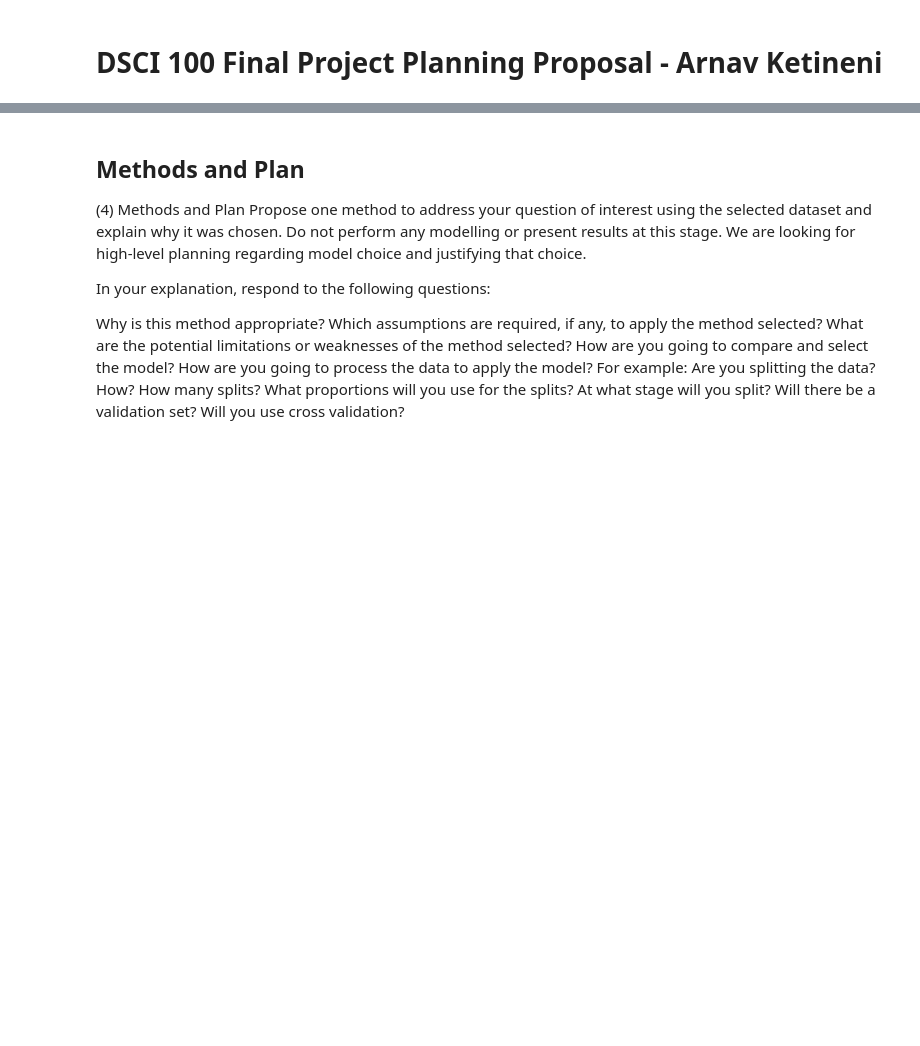
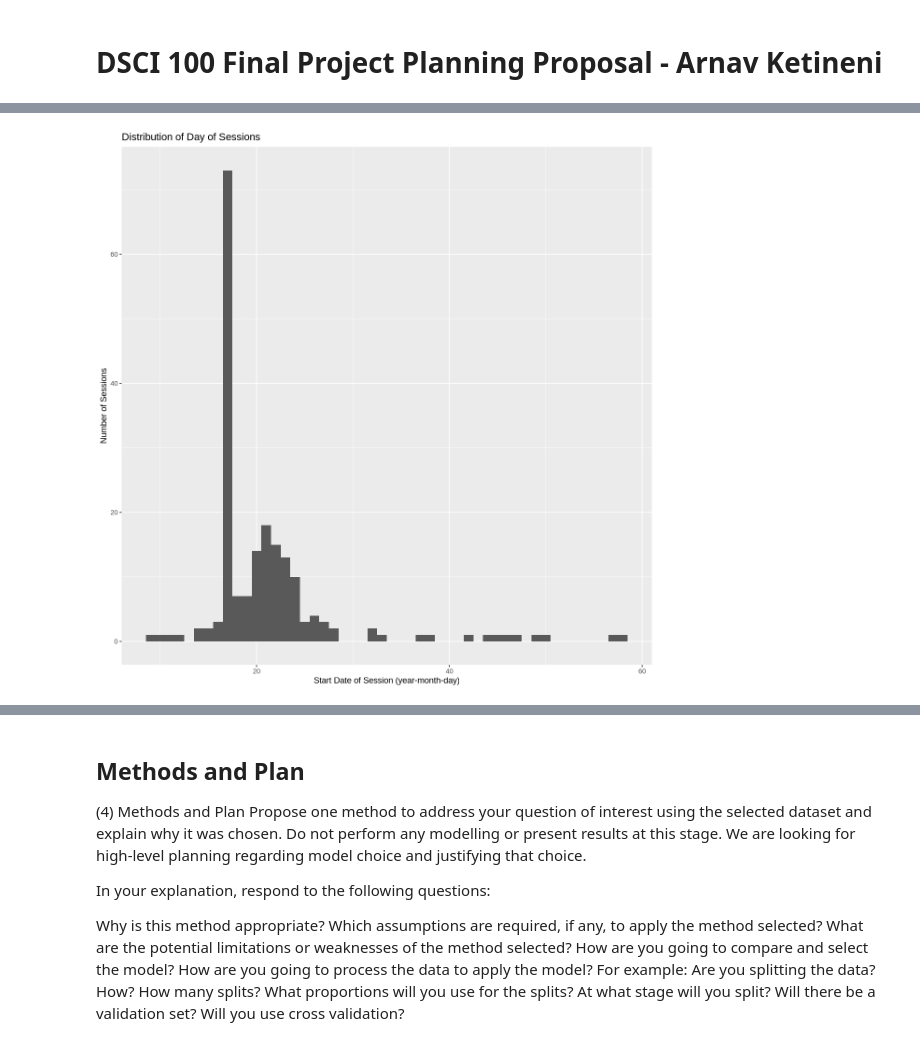
Before and after one commit to aketineni/DSCI100_final_planning, a Jupyter notebook: proposal.ipynb, the cells around one changed output, grey strips where cells are left out. Saved outputs shown, nothing was run; the diff lists cells and outputs as text; code cells hidden in the pictures; blank space fills up the shorter version.

Commit message:
added visualizations and question

```diff
--- a/proposal.ipynb
+++ b/proposal.ipynb
@@ -136,0 +146,7 @@ Note: do not perform any predictive analysis here. We are asking for an explorat
+# %%
+start_date_histo <- ggplot(players, aes(x = Age)) +
+    geom_histogram(binwidth = 1) +
+    labs(x = "Start Date of Session (year-month-day)", y = "Number of Sessions", title = "Distribution of Day of Sessions")
+
+start_date_histo
+# %% [output]
@@ -136,0 +155 @@ Note: do not perform any predictive analysis here. We are asking for an explorat
+[figure, added]
```
Also changed, not shown: parts of 13 cells of this notebook.
